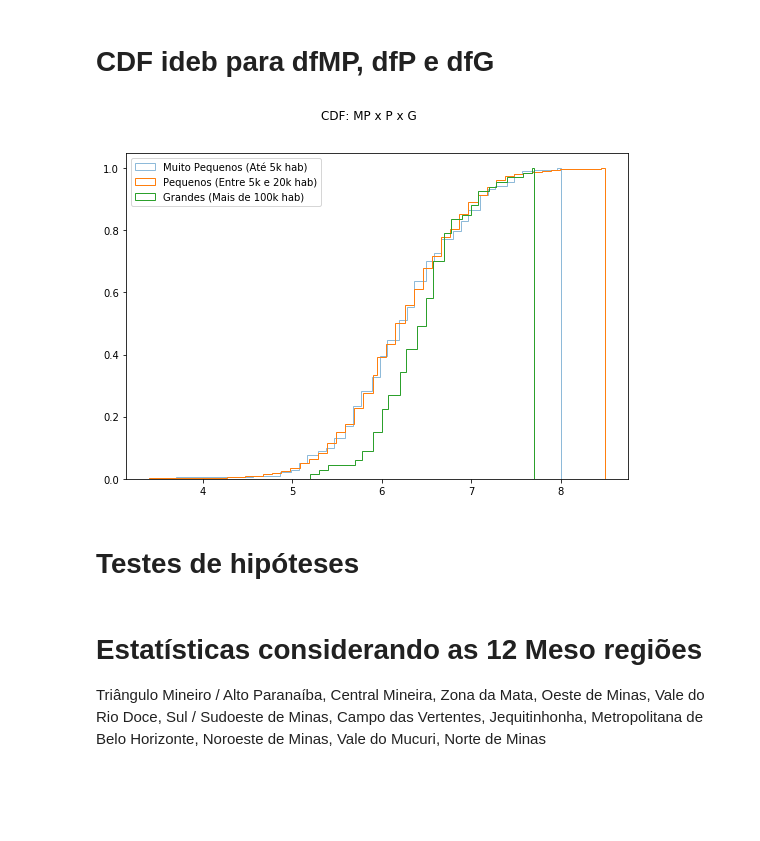
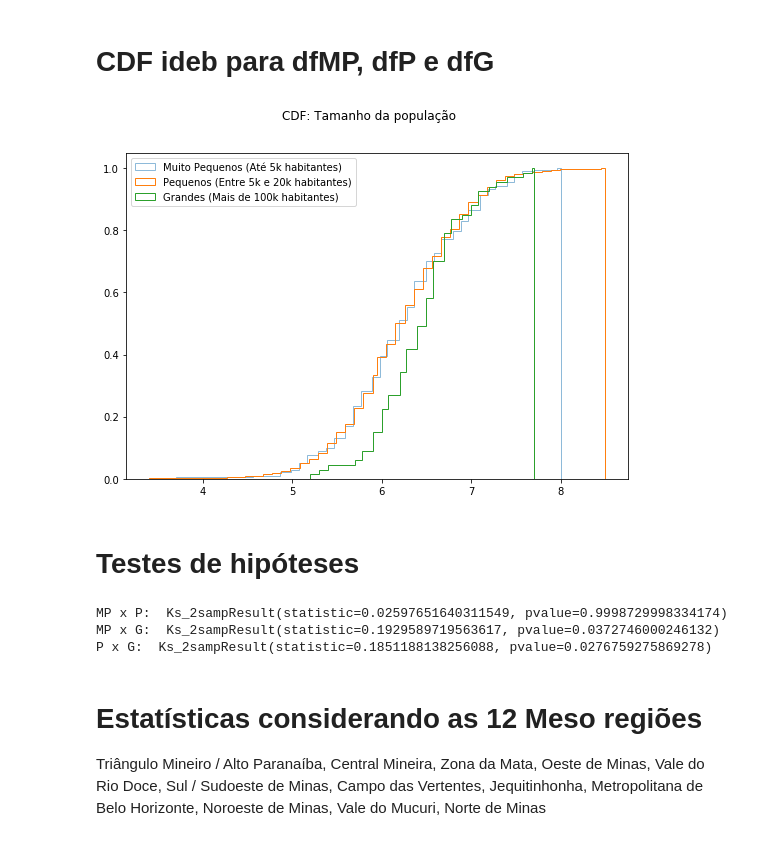
Before and after one commit to jessicatcr-zz/edu-municipios, a Jupyter notebook: Main.ipynb, the cells around one changed output. Cells and saved outputs as stored; diff of their text form; code cells hidden in the pictures; blank space fills up the shorter version.

```diff
--- a/Main.ipynb
+++ b/Main.ipynb
@@ -172,18 +172,38 @@ dfG.loc[:,'IDEB_NxP'] = dfG['IDEB_NxP'].astype(np.float)
 # %%
 plt.rcParams['figure.figsize'] = (9,6)
 plt.hist(dfMP['IDEB_NxP'], bins=100, cumulative=True, density=True, histtype='step', alpha=0.5, label='Muito Pequenos (Até 5k habitantes)')
-plt.hist(dfP['IDEB_NxP'], bins=100, cumulative=True, density=True, histtype='step', label='Pequenos (Entre 5k e 20k habitan)')
-plt.hist(dfG['IDEB_NxP'], bins=100, cumulative=True, density=True, histtype='step', label='Grandes (Mais de 100k hab)')
+plt.hist(dfP['IDEB_NxP'], bins=100, cumulative=True, density=True, histtype='step', label='Pequenos (Entre 5k e 20k habitantes)')
+plt.hist(dfG['IDEB_NxP'], bins=100, cumulative=True, density=True, histtype='step', label='Grandes (Mais de 100k habitantes)')
 
-plt.suptitle("CDF: MP x P x G")
+plt.suptitle("CDF: Tamanho da população")
 plt.legend(loc='upper left')
 plt.show()
 # %% [output]
-[figure, old version]
+[figure, new version]
 # %% [markdown]
 # Testes de hipóteses
 # %%
 # Ver sobre Teste de Kolmogorov
 # https://pt.wikipedia.org/wiki/Teste_Kolmogorov-Smirnov
 # http://www.portalaction.com.br/inferencia/62-teste-de-kolmogorov-smirnov
+# %%
+mp = dfMP['IDEB_NxP'].values
+p = dfP['IDEB_NxP'].values
+g = dfG['IDEB_NxP'].values
+#print(x)
+r1 = ks(mp, p)
+r2 = ks(mp, g)
+r3 = ks(p, g)
+
+print('MP x P: ', r1)
+print('MP x G: ', r2)
+print('P x G: ', r3)
+
+# Considerando nível de significância a=0,05 e o comparando com pvalue:
+# Se pvalue < a então muito provavelmente as distribuições são diferentes
+# Logo MP e P são considerados com distribuição iguais e os demais com diferentes.
+# %% [output]
+MP x P:  Ks_2sampResult(statistic=0.02597651640311549, pvalue=0.9998729998334174)
+MP x G:  Ks_2sampResult(statistic=0.1929589719563617, pvalue=0.0372746000246132)
+P x G:  Ks_2sampResult(statistic=0.1851188138256088, pvalue=0.0276759275869278)
 # %% [markdown]
```
Also changed, not shown: parts of 8 cells of this notebook.
